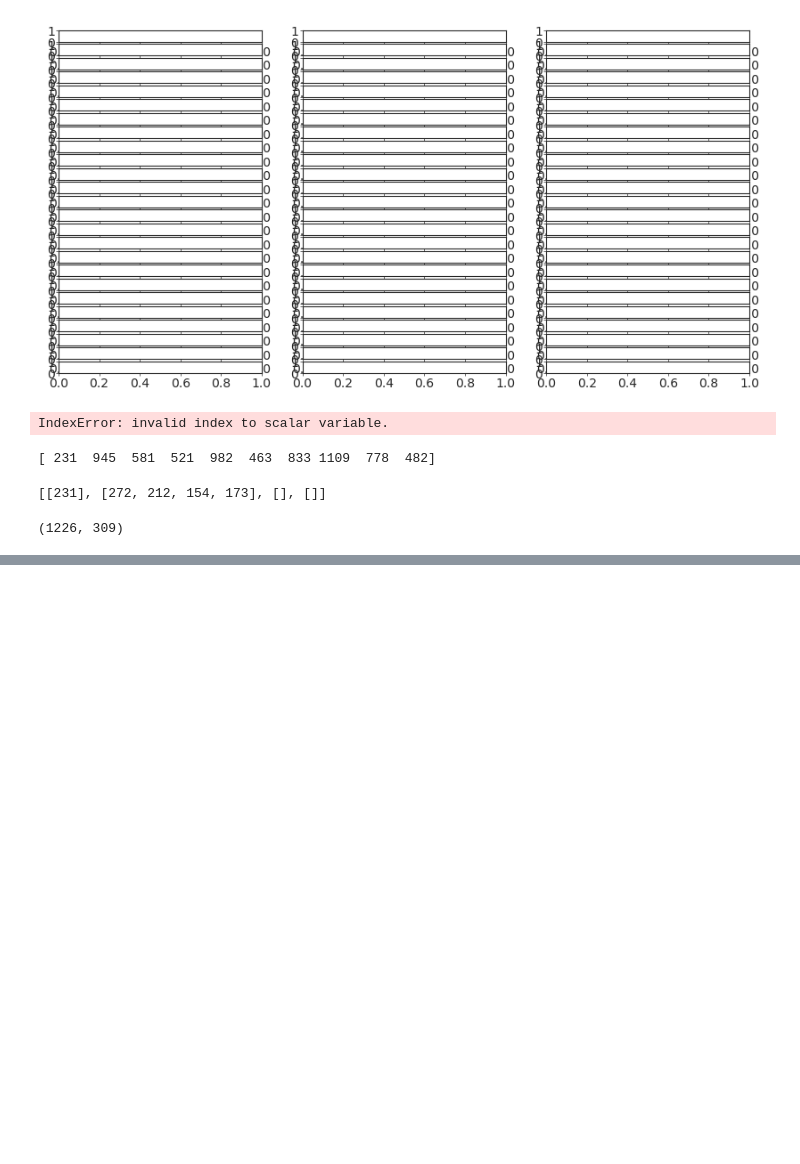
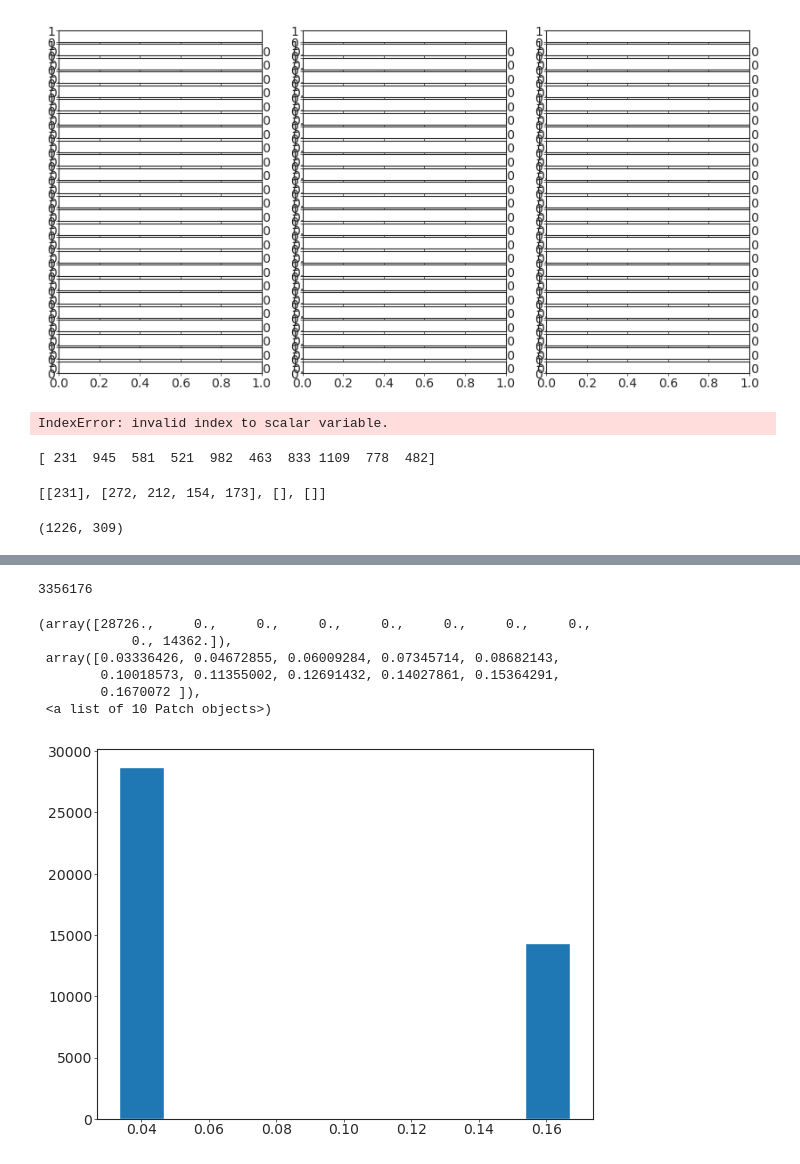
Before and after one commit to mkzhou00/s2p-analyzer, a Jupyter notebook: main analyzer.ipynb, the cells around one changed output, grey strips where cells are left out. Drawn from its saved outputs; the diff is of its cells as text; code cells hidden in the pictures; blank space fills up the shorter version.

```diff
--- a/main analyzer.ipynb
+++ b/main analyzer.ipynb
@@ -258,0 +270,3 @@ np.shape(Fcorr_around_cue)
+# %%
+desc = reader.description(0)
+desc
@@ -258,0 +323,4 @@ np.shape(Fcorr_around_cue)
+# %%
+df["planeIndex"] = (df["frameNumbers"] % 3)
+df["planeIndex"] = df["planeIndex"].replace(0, 3)
+df.iloc[0:10]
@@ -258,0 +339,3 @@ np.shape(Fcorr_around_cue)
+# %%
+df_filtered = df[df["planeIndex"].isin(range(3))]
+df_filtered
@@ -258,0 +356,6 @@ np.shape(Fcorr_around_cue)
+# %%
+data_loader = DataLoader(filepath, 3)
+event_df = data_loader.get_event_df()
+event_df["Timestamp"].iloc[-1]
+# %% [output]
+3356176
@@ -258,0 +369,12 @@ np.shape(Fcorr_around_cue)
+# %%
+time_diff = np.diff(df_filtered["frameTimestamps_sec"])
+# %%
+plt.hist(time_diff)
+# %% [output]
+(array([28726.,     0.,     0.,     0.,     0.,     0.,     0.,     0.,
+            0., 14362.]),
+ array([0.03336426, 0.04672855, 0.06009284, 0.07345714, 0.08682143,
+        0.10018573, 0.11355002, 0.12691432, 0.14027861, 0.15364291,
+        0.1670072 ]),
+ <a list of 10 Patch objects>)
+[figure, added]
```
Also changed, not shown: parts of 9 cells of this notebook, 4 other files.
